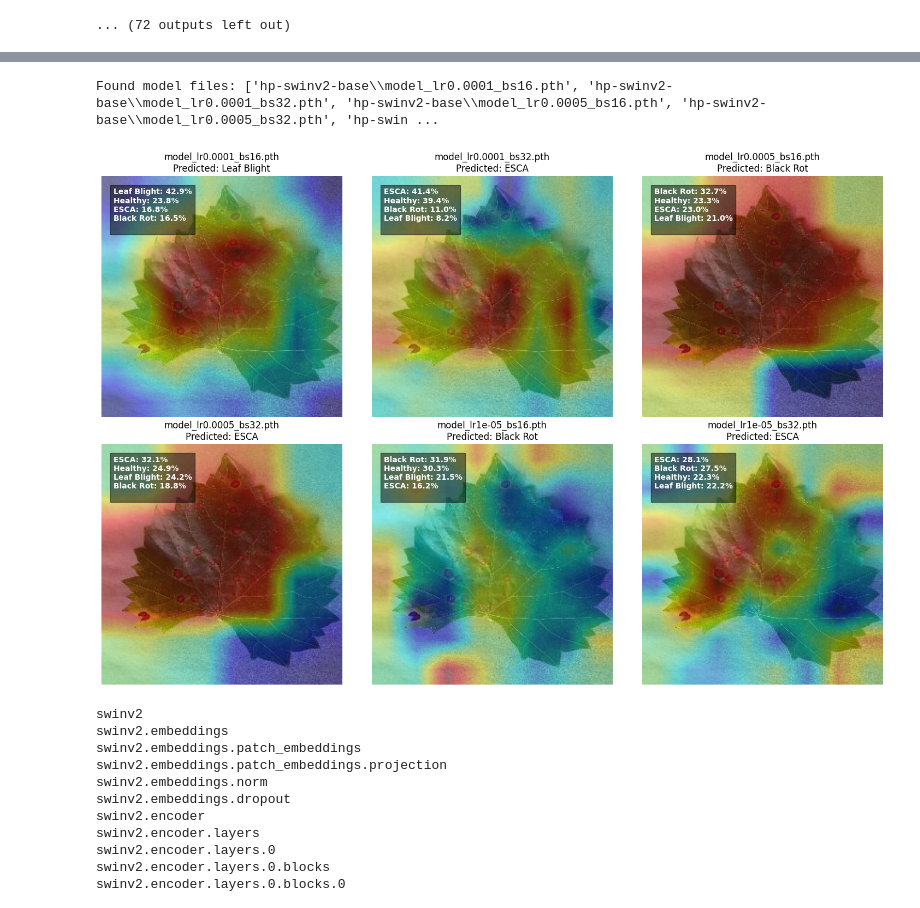
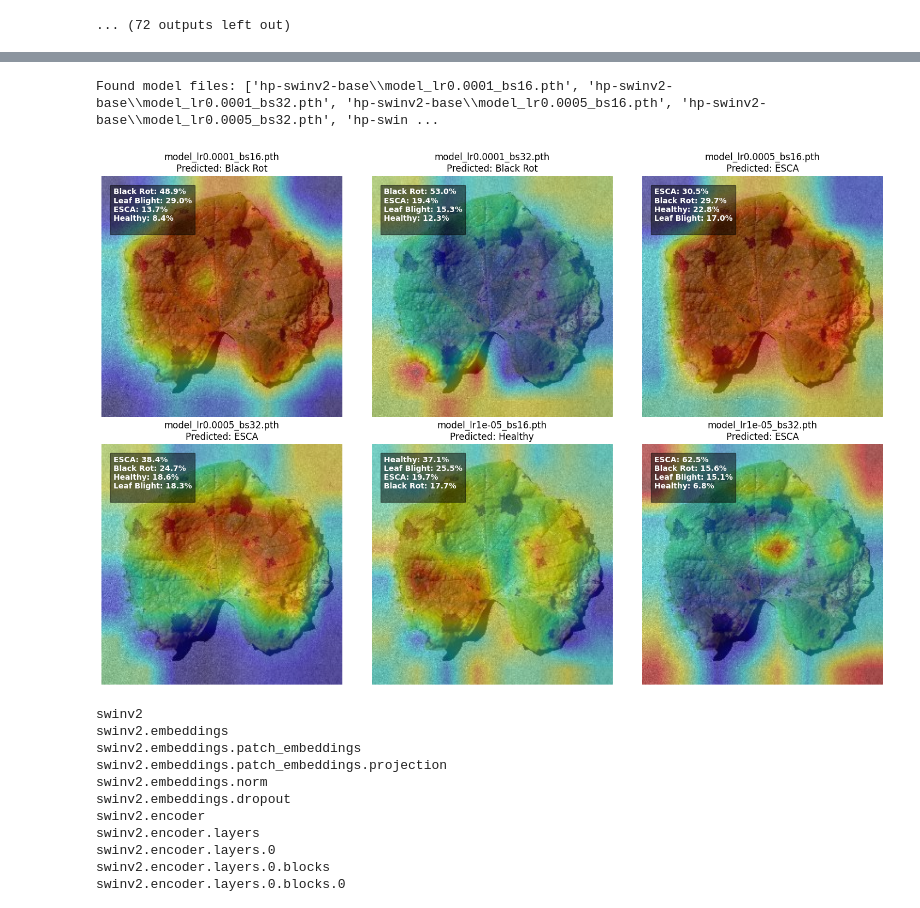
Before and after one commit to adamkacmar/bc-grape-disease, a Jupyter notebook: swinv2_hyperparams.ipynb, the cells around one changed output, grey strips where cells are left out. Saved outputs shown, nothing was run; the diff lists cells and outputs as text; code cells hidden in the pictures.

```diff
--- a/swinv2_hyperparams.ipynb
+++ b/swinv2_hyperparams.ipynb
@@ -300,6 +301,8 @@ import itertools
 
 # Define the directory where models are stored
 output_dir = "hp-swinv2-base"
+
+class_names = ["Healthy", "Black Rot", "Leaf Blight", "ESCA"]
 
 # Extract hyperparameter values correctly
 batch_sizes = sweep_config['parameters']['batch_size']['values']
@@ -352,6 +355,16 @@ for batch_size, learning_rate in hyperparameter_combinations:  # Unpack combo co
             "test_accuracy": test_accuracy
         })
 
+        cm = confusion_matrix(all_labels, all_preds, labels=list(range(num_classes)))
+        disp = ConfusionMatrixDisplay(confusion_matrix=cm, display_labels=class_names)
+        fig_cm, ax_cm = plt.subplots(figsize=(6, 6))
+        disp.plot(ax=ax_cm, cmap=plt.cm.Blues, xticks_rotation=45)
+        plt.title(f"Confusion Matrix\nLR={learning_rate}, BS={batch_size}")
+        plt.tight_layout()
+        os.makedirs("confusion_matrices", exist_ok=True)
+        plt.savefig(f"confusion_matrices/cm_lr{learning_rate}_bs{batch_size}.png")
+        plt.close()
+
     except Exception as e:
         print(f"Error loading model_lr{learning_rate}_bs{batch_size}.pth: {e}")
 
@@ -406,51 +457,60 @@ class SwinV2GradCAM:
         self.gradients = None
         self.activations = None
 
-        # Register hooks to capture the activations and gradients
+        # Register hooks
         self.target_layer.register_forward_hook(self.save_activation)
         self.target_layer.register_backward_hook(self.save_gradient)
 
     def save_activation(self, module, input, output):
-        self.activations = output  # Expected shape: [Batch, Tokens, Channels]
+        """ Extract the first element from the tuple output (if applicable). """
+        if isinstance(output, tuple):
+            self.activations = output[0]  # Extract only the tensor
+        else:
+            self.activations = output
 
     def save_gradient(self, module, grad_input, grad_output):
-        self.gradients = grad_output[0]  # Expected shape: [Batch, Tokens, Channels]
+        """ Extract the first element from the tuple gradients (if applicable). """
+        if isinstance(grad_output, tuple):
+            self.gradients = grad_output[0]  # Extract only the tensor
+        else:
+            self.gradients = grad_output
 
     def generate_cam(self, input_tensor, class_idx):
         # Forward pass
         output = self.model(input_tensor)
         logits = output.logits
-        score = logits[:, class_idx]  # Target score
+        score = logits[:, class_idx]
 
         # Backward pass
         self.model.zero_grad()
         score.backward(retain_graph=True)
 
         # Retrieve gradients and activations
-        gradients = self.gradients.detach()  # [B, Tokens, Channels]
-        activations = self.activations.detach()  # [B, Tokens, Channels]
+        gradients = self.gradients.detach()
+        activations = self.activations.detach()
 
-        # Global Average Pooling along the token dimension (dim=1)
-        weights = torch.mean(gradients, dim=1, keepdim=True)  # [B, 1, Channels]
+        # Global Average Pooling along the token dimension
+        weights = torch.mean(gradients, dim=1, keepdim=True)
 
-        # Compute weighted activations, resulting in shape [B, Tokens]
+        # Compute weighted activations
         cam = torch.sum(weights * activations, dim=2)
-        cam = cam[0]  # assume batch size 1; shape: [Tokens]
+        cam = cam[0]
 
-        # Compute the side length assuming a square layout of tokens
+        # Compute spatial side length
         num_tokens = cam.shape[0]
         side = int(np.sqrt(num_tokens))
         if side * side != num_tokens:
             raise ValueError(f"Number of tokens ({num_tokens}) is not a perfect square.")
 
-        # Reshape the CAM to a 2D spatial map
+        # Reshape into a 2D spatial map
         cam = cam.reshape(side, side)
 
-        # Normalize the heatmap between 0 and 1
+        # Normalize heatmap
         cam = cam - cam.min()
         cam = cam / (cam.max() + 1e-8)
 
         return cam.cpu().numpy()
+
 
 # Define the image preprocessing transform
 transform = transforms.Compose([
@@ -460,7 +520,7 @@ transform = transforms.Compose([
 ])
 
 # Load a sample image (replace the path with your dataset image)
-image_path = "dataset/train/Black Rot/0a06c482-c94a-44d8-a895-be6fe17b8c06___FAM_B.Rot 5019.JPG"
+image_path = "dataset/test/Leaf Blight/0a04146e-d973-40ad-ac79-3cc37b26fd58___FAM_L.Blight 4874_flipLR.JPG"
 image_cv = cv2.imread(image_path)
 if image_cv is None:
     raise ValueError(f"Image not found at path: {image_path}")
@@ -484,7 +544,7 @@ for idx, model_file in enumerate(model_files):
     model = load_model(model_file, num_classes)
 
     # Select target layer for Grad-CAM (adjust if needed)
-    target_layer = model.swinv2.encoder.layers[-1].blocks[-1].attention.self
+    target_layer = model.swinv2.encoder.layers[-1].blocks[-1].layernorm_after
 
     grad_cam = SwinV2GradCAM(model, target_layer)
 
@@ -521,34 +581,34 @@ for idx, model_file in enumerate(model_files):
     # Convert original image from RGB to BGR (for OpenCV blending)
     image_bgr = cv2.cvtColor(image_np, cv2.COLOR_RGB2BGR)
 
     # Blend the heatmap with the original image
     superimposed_img = cv2.addWeighted(image_bgr, 0.6, heatmap_color, 0.4, 0)
 
     # Convert back to RGB for display with Matplotlib
     superimposed_img_rgb = cv2.cvtColor(superimposed_img, cv2.COLOR_BGR2RGB)
 
     # Plot the result on the corresponding subplot
     ax = axes[idx]
     ax.imshow(superimposed_img_rgb)
     # Place the annotation text on the image (top-left corner in axes coordinates)
     ax.text(
         0.05, 0.95, annotation_text, transform=ax.transAxes, fontsize=10,
         verticalalignment='top', color='white',
         bbox=dict(facecolor='black', alpha=0.5),
         fontweight='bold'  # Apply bold formatting
     )
     ax.set_title(f"{os.path.basename(model_file)}\nPredicted: {class_names[predicted_class]}")
     ax.axis("off")
 
 # Hide any extra subplots if there are fewer than expected
 for j in range(idx + 1, len(axes)):
     axes[j].axis("off")
 
 plt.tight_layout()
 plt.show()
 # %% [output]
 Found model files: ['hp-swinv2-base\\model_lr0.0001_bs16.pth', 'hp-swinv2-base\\model_lr0.0001_bs32.pth', 'hp-swinv2-base\\model_lr0.0005_bs16.pth', 'hp-swinv2-base\\model_lr0.0005_bs32.pth', 'hp-swin ...
-[figure, old version]
+[figure, new version]
 # %%
 for name, module in model.named_modules():
     print(name)
```
Also changed, not shown: parts of 4 cells of this notebook, 1 other file.
